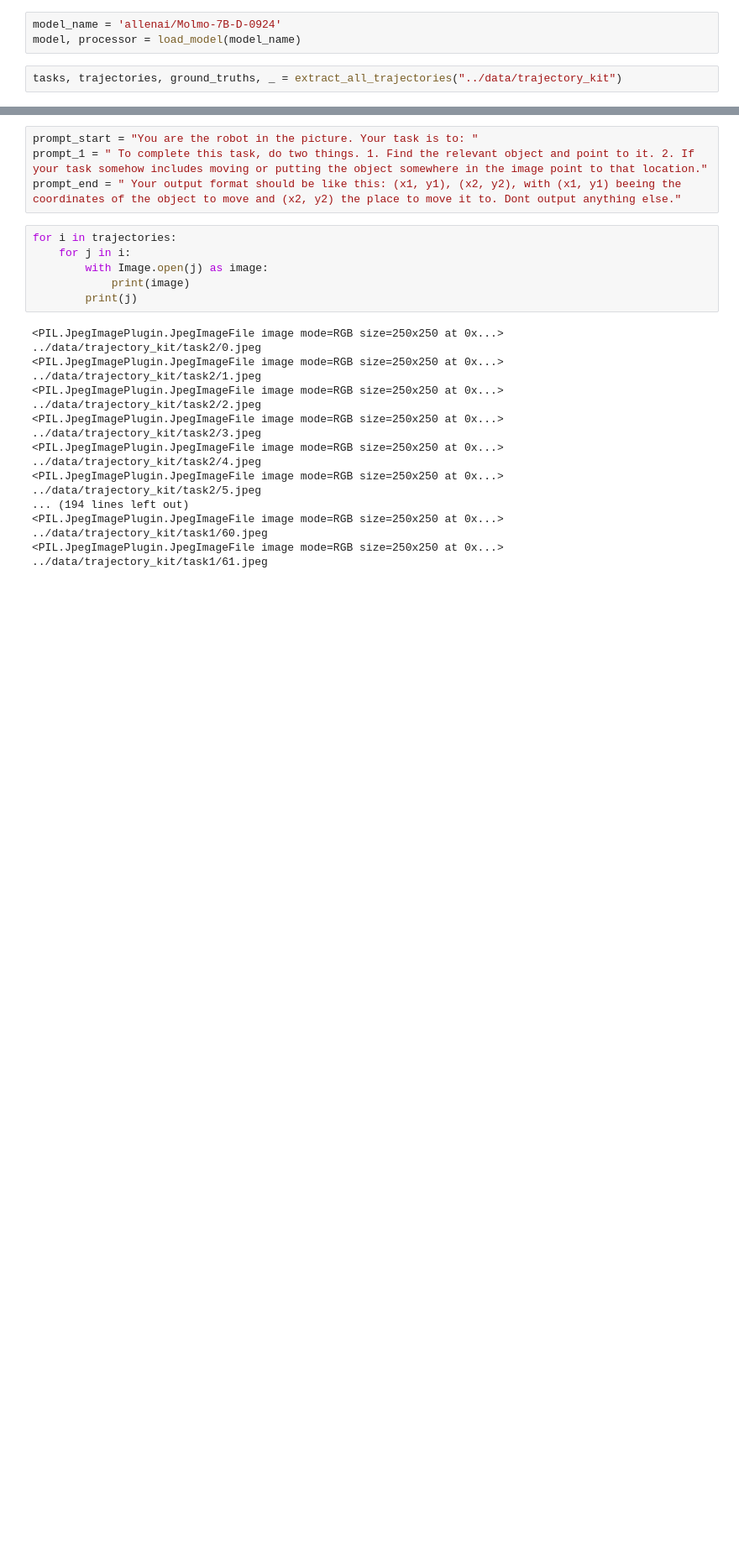
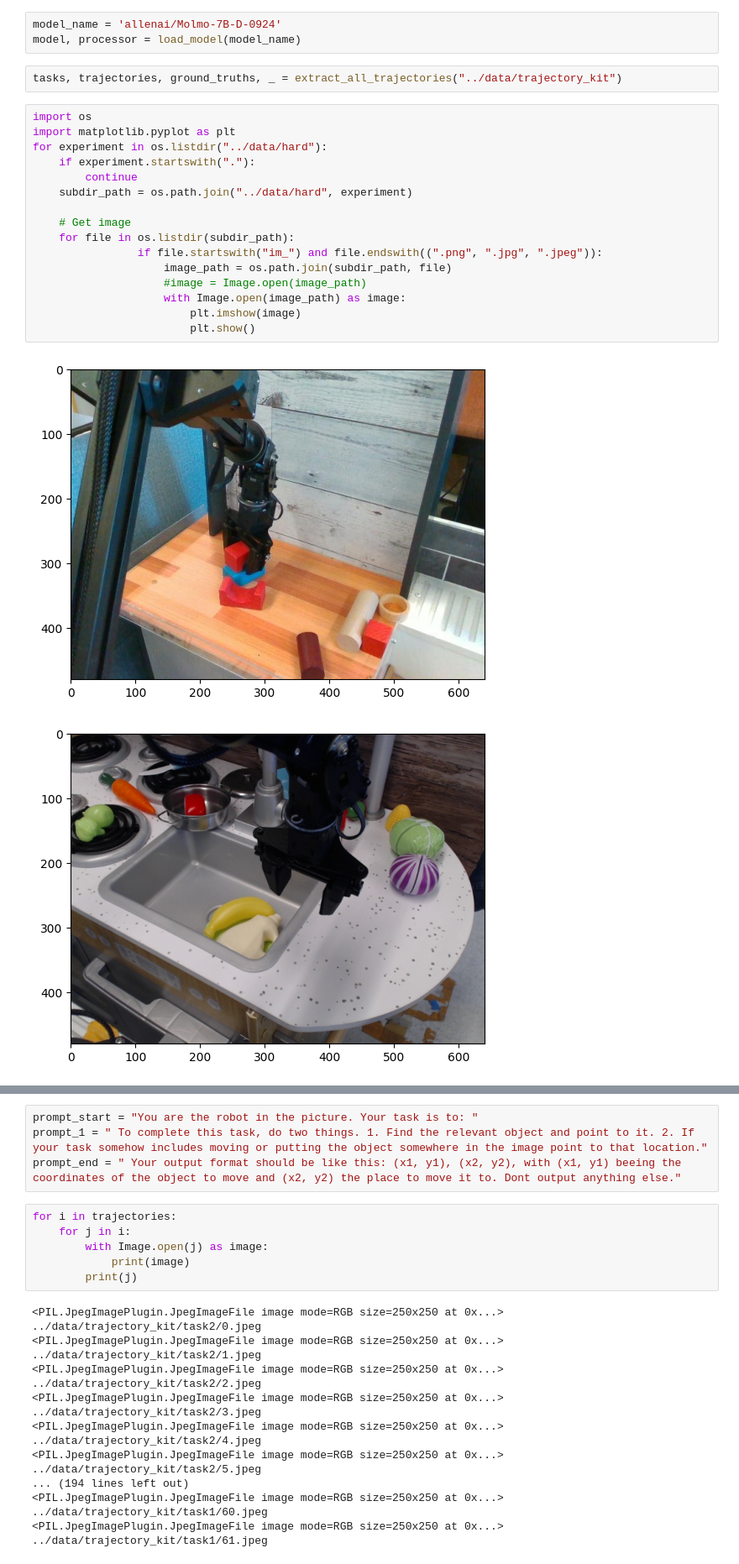
Before and after one commit to NIYI100/xai-praktikum, a Jupyter notebook: molmo/Test.ipynb, the cells around one changed output, grey strips where cells are left out. Shown at 84% size. Saved outputs shown, nothing was run; the diff lists cells and outputs as text; blank space fills up the shorter version.

Commit message:
Added experiments for spread

```diff
--- a/molmo/Test.ipynb
+++ b/molmo/Test.ipynb
@@ -14,3 +20,22 @@ model_name = 'allenai/Molmo-7B-D-0924'
 model, processor = load_model(model_name)
 # %%
 tasks, trajectories, ground_truths, _ = extract_all_trajectories("../data/trajectory_kit")
+# %%
+import os
+import matplotlib.pyplot as plt
+for experiment in os.listdir("../data/hard"):
+    if experiment.startswith("."):
+        continue
+    subdir_path = os.path.join("../data/hard", experiment)
+
+    # Get image
+    for file in os.listdir(subdir_path):
+                if file.startswith("im_") and file.endswith((".png", ".jpg", ".jpeg")):
+                    image_path = os.path.join(subdir_path, file)
+                    #image = Image.open(image_path)
+                    with Image.open(image_path) as image:
+                        plt.imshow(image)
+                        plt.show()
+# %% [output]
+[figure, added]
+[figure, added]
```
Also changed, not shown: parts of 2 cells of this notebook, 2 other files.
